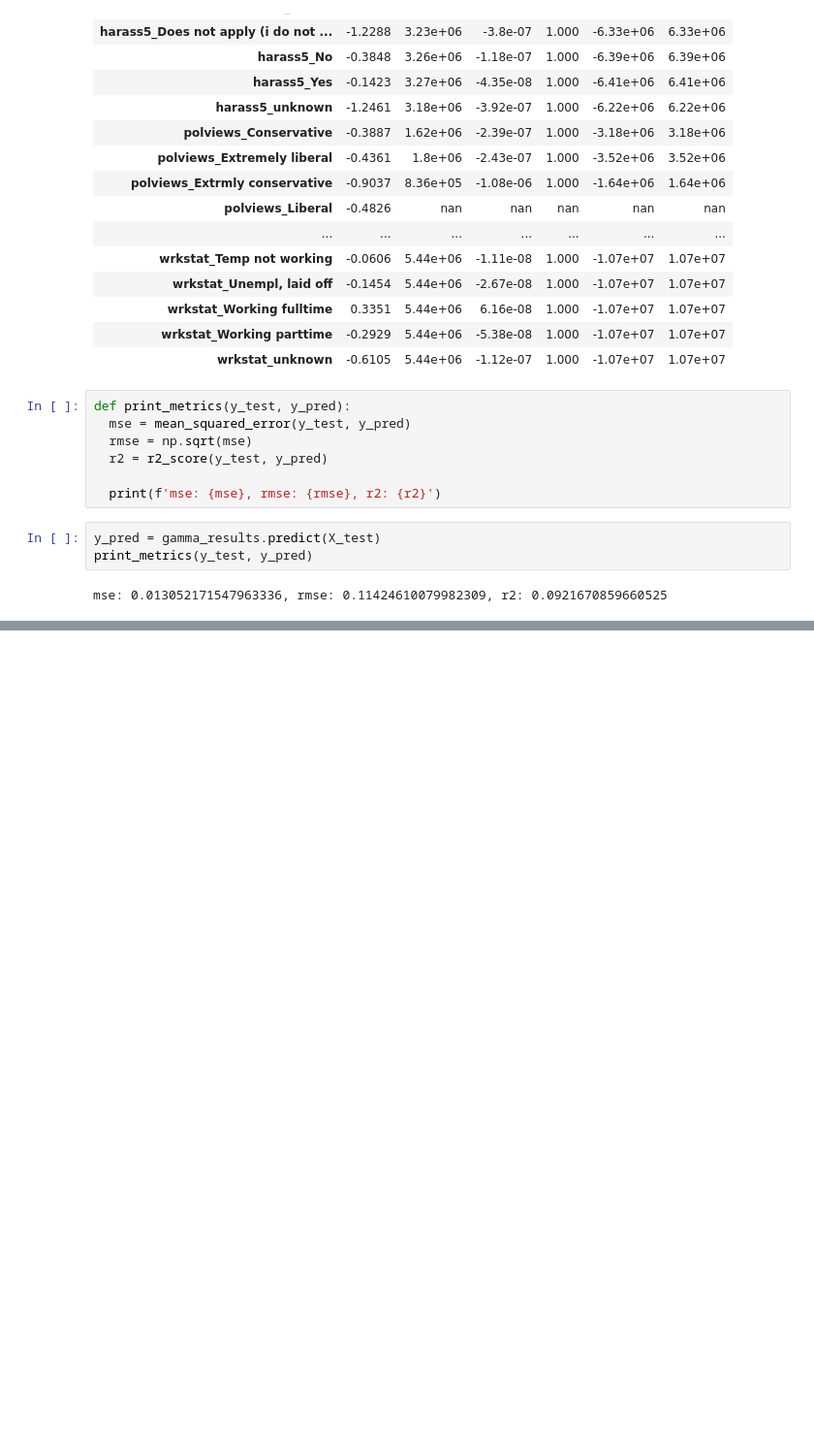
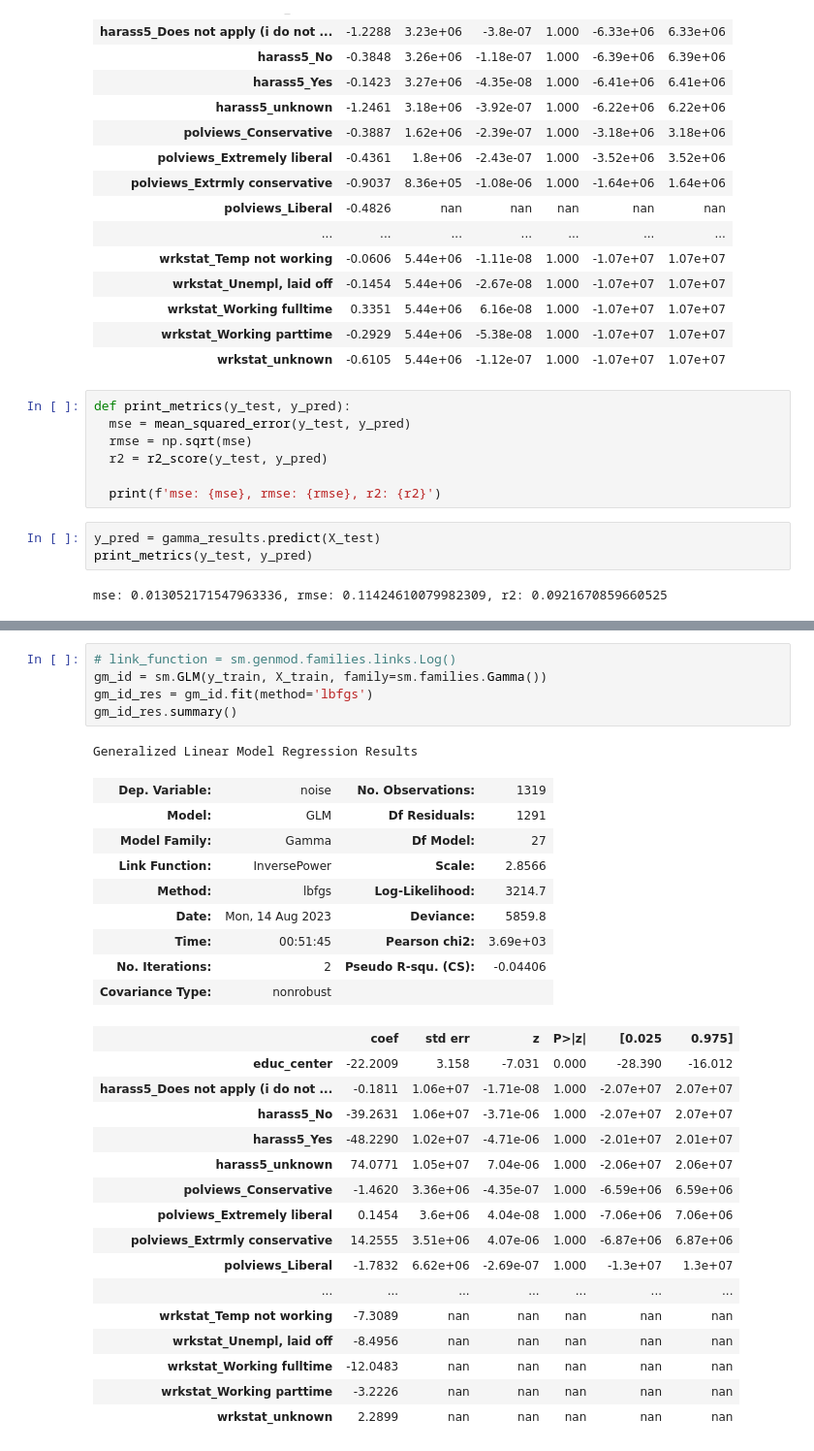
Before and after one commit to batman0911/social-stat-final-term, a Jupyter notebook: linear_model.ipynb, the cells around one changed output, grey strips where cells are left out. Shown: that part at 97% size. Drawn from its saved outputs; the diff is of its cells as text; blank space fills up the shorter version.

```diff
--- a/linear_model.ipynb
+++ b/linear_model.ipynb
@@ -137,0 +138,32 @@ mse: 0.01361778426532689, rmse: 0.11669526239452435, r2: 0.052826364804680725
+# %%
+# link_function = sm.genmod.families.links.Log()
+gm_id = sm.GLM(y_train, X_train, family=sm.families.Gamma())
+gm_id_res = gm_id.fit(method='lbfgs')
+gm_id_res.summary()
+# %% [output]
+Generalized Linear Model Regression Results
+| Dep. Variable: | noise | No. Observations: | 1319 |
+| Model: | GLM | Df Residuals: | 1291 |
+| Model Family: | Gamma | Df Model: | 27 |
+| Link Function: | InversePower | Scale: | 2.8566 |
+| Method: | lbfgs | Log-Likelihood: | 3214.7 |
+| Date: | Mon, 14 Aug 2023 | Deviance: | 5859.8 |
+| Time: | 00:51:45 | Pearson chi2: | 3.69e+03 |
+| No. Iterations: | 2 | Pseudo R-squ. (CS): | -0.04406 |
+| Covariance Type: | nonrobust |  |  |
+|  | coef | std err | z | P>|z| | [0.025 | 0.975] |
+| educ_center | -22.2009 | 3.158 | -7.031 | 0.000 | -28.390 | -16.012 |
+| harass5_Does not apply (i do not ... | -0.1811 | 1.06e+07 | -1.71e-08 | 1.000 | -2.07e+07 | 2.07e+07 |
+| harass5_No | -39.2631 | 1.06e+07 | -3.71e-06 | 1.000 | -2.07e+07 | 2.07e+07 |
+| harass5_Yes | -48.2290 | 1.02e+07 | -4.71e-06 | 1.000 | -2.01e+07 | 2.01e+07 |
+| harass5_unknown | 74.0771 | 1.05e+07 | 7.04e-06 | 1.000 | -2.06e+07 | 2.06e+07 |
+| polviews_Conservative | -1.4620 | 3.36e+06 | -4.35e-07 | 1.000 | -6.59e+06 | 6.59e+06 |
+| polviews_Extremely liberal | 0.1454 | 3.6e+06 | 4.04e-08 | 1.000 | -7.06e+06 | 7.06e+06 |
+| polviews_Extrmly conservative | 14.2555 | 3.51e+06 | 4.07e-06 | 1.000 | -6.87e+06 | 6.87e+06 |
+| polviews_Liberal | -1.7832 | 6.62e+06 | -2.69e-07 | 1.000 | -1.3e+07 | 1.3e+07 |
+| ... | ... | ... | ... | ... | ... | ... |
+| wrkstat_Temp not working | -7.3089 | nan | nan | nan | nan | nan |
+| wrkstat_Unempl, laid off | -8.4956 | nan | nan | nan | nan | nan |
+| wrkstat_Working fulltime | -12.0483 | nan | nan | nan | nan | nan |
+| wrkstat_Working parttime | -3.2226 | nan | nan | nan | nan | nan |
+| wrkstat_unknown | 2.2899 | nan | nan | nan | nan | nan |
```
Also changed, not shown: parts of 3 cells of this notebook, 1 other file.
